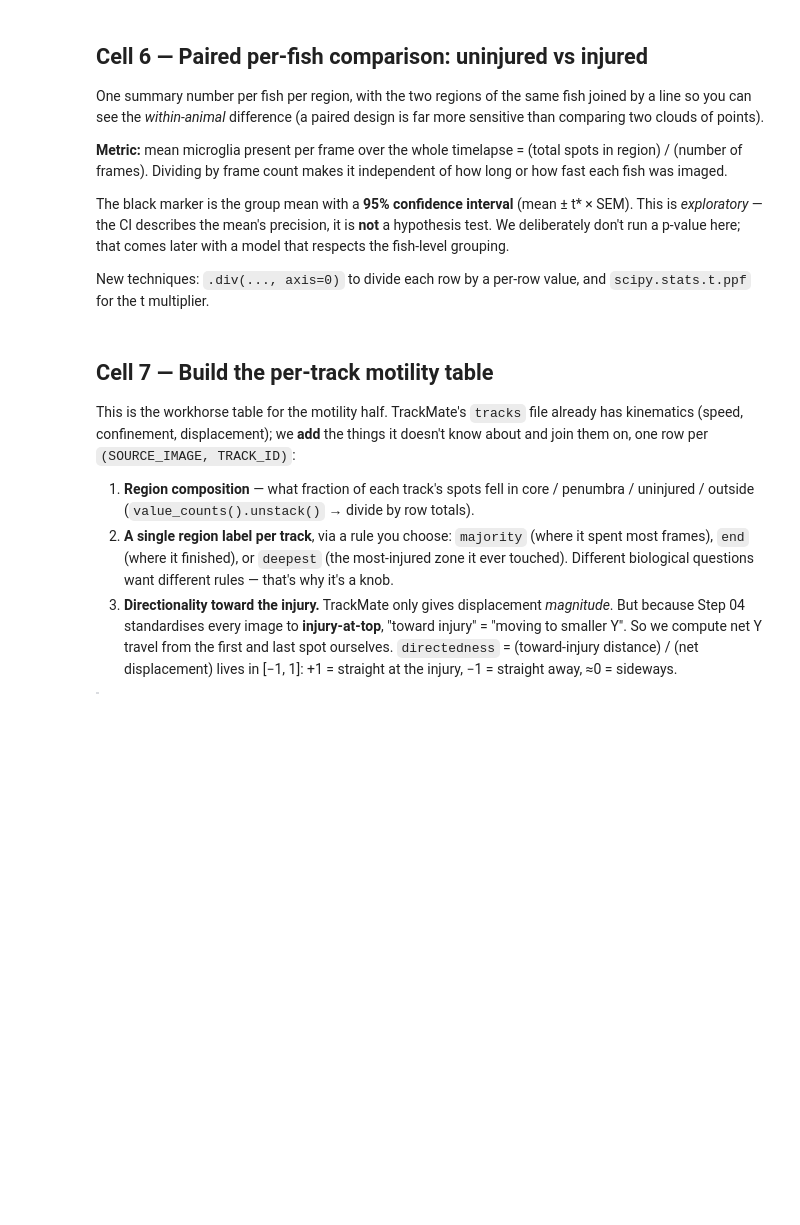
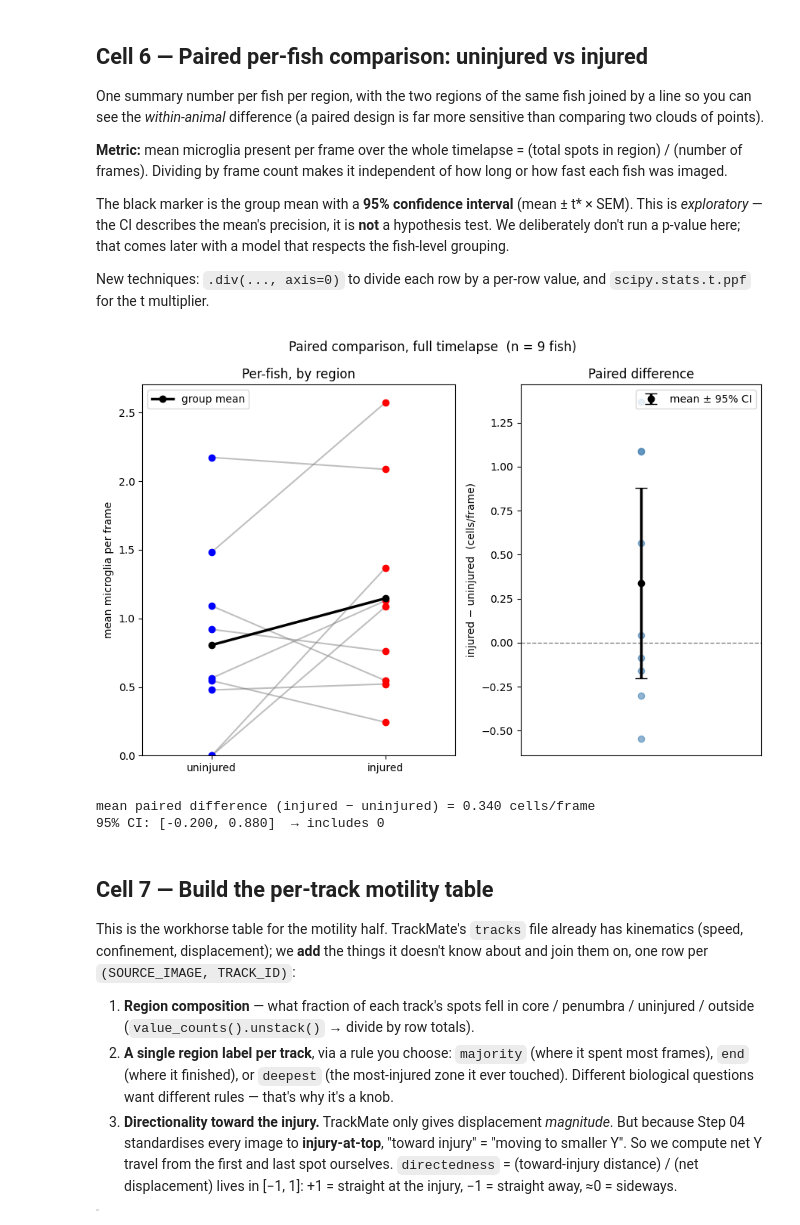
Before and after one commit to grantrichter04/microglia-motility-pipeline, a Jupyter notebook: python/08_analysis/08_Microglia_analysis_TUTORIAL.ipynb, the cells around one changed output. Saved outputs shown, nothing was run; the diff lists cells and outputs as text; code cells hidden in the pictures; blank space fills up the shorter version.

```diff
--- a/python/08_analysis/08_Microglia_analysis_TUTORIAL.ipynb
+++ b/python/08_analysis/08_Microglia_analysis_TUTORIAL.ipynb
@@ -282,30 +611,65 @@ The black marker is the group mean with a **95% confidence interval** (mean ± t
 
 New techniques: `.div(..., axis=0)` to divide each row by a per-row value, and `scipy.stats.t.ppf` for the t multiplier.
 # %%
-from scipy import stats   # only for the t-multiplier of the CI -- not a test
+from scipy import stats   # only for the t-multiplier of the CI -- still NOT a test
 
+# --- per-fish mean cells/frame in each region (unchanged) -----------------
 totals = (count_src[count_src["region"].isin(["uninjured", "injured"])]
           .groupby(["SOURCE_IMAGE", "region"]).size()
           .unstack("region").reindex(columns=["uninjured", "injured"]).fillna(0))
-per_fish = totals.div(per_image["n_frames"], axis=0)     # mean cells/frame per region
+per_fish = totals.div(per_image["n_frames"], axis=0)
 
-n     = len(per_fish)
-means = per_fish[["uninjured", "injured"]].mean()
-sems  = per_fish[["uninjured", "injured"]].sem()         # std / sqrt(n), ddof=1
-ci95  = stats.t.ppf(0.975, df=n - 1) * sems
+# --- THE FIX: one paired difference per fish, then ONE CI on those --------
+# Subtracting within each fish removes the fish-to-fish baseline (some fish are
+# busy everywhere) — that nuisance variation is exactly what the two separate
+# CIs left in, which is why they weren't really a paired analysis [1].
+diff   = per_fish["injured"] - per_fish["uninjured"]      # +ve = more in injured region
+n      = len(diff)
+mean_d = diff.mean()
+sem_d  = diff.sem()                                       # std(ddof=1)/sqrt(n)
+ci_d   = stats.t.ppf(0.975, df=n - 1) * sem_d
+lo, hi = mean_d - ci_d, mean_d + ci_d
 
-fig, ax = plt.subplots(figsize=(5, 6))
-for _, row in per_fish.iterrows():                       # one connector per fish
-    ax.plot([0, 1], [row["uninjured"], row["injured"]], "-", color="grey", alpha=0.5, zorder=1)
-ax.scatter([0]*n, per_fish["uninjured"], color=COLORS["uninjured"], zorder=2)
-ax.scatter([1]*n, per_fish["injured"],   color=COLORS["injured"],   zorder=2)
-ax.errorbar([0, 1], means.values, yerr=ci95.values,
-            fmt="-o", color="black", lw=2.5, capsize=6, zorder=3, label="mean \u00b1 95% CI")
-ax.set_title(f"Mean microglia per frame, full timelapse  (n = {n} fish)")
-ax.set_xticks([0, 1]); ax.set_xticklabels(["uninjured", "injured"])
-ax.set_ylabel("mean microglia per frame")
-ax.set_xlim(-0.4, 1.4); ax.set_ylim(bottom=0); ax.legend()
+fig, (ax_s, ax_d) = plt.subplots(1, 2, figsize=(9, 6),
+                                 gridspec_kw={"width_ratios": [1.3, 1]})
+
+# ---- LEFT: slopegraph (the within-fish picture; no per-region CIs) --------
+for _, row in per_fish.iterrows():
+    ax_s.plot([0, 1], [row["uninjured"], row["injured"]],
+              "-", color="grey", alpha=0.5, zorder=1)
+ax_s.scatter([0]*n, per_fish["uninjured"], color=COLORS["uninjured"], zorder=2)
+ax_s.scatter([1]*n, per_fish["injured"],   color=COLORS["injured"],   zorder=2)
+# group means as plain dots — no error bars, so we don't imply the wrong CI
+ax_s.plot([0, 1], per_fish[["uninjured", "injured"]].mean().values,
+          "-o", color="black", lw=2.5, zorder=3, label="group mean")
+ax_s.set_xticks([0, 1]); ax_s.set_xticklabels(["uninjured", "injured"])
+ax_s.set_ylabel("mean microglia per frame")
+ax_s.set_xlim(-0.4, 1.4); ax_s.set_ylim(bottom=0)
+ax_s.set_title("Per-fish, by region"); ax_s.legend()
+
+# ---- RIGHT: the paired difference, with the CI that actually answers it ---
+ax_d.axhline(0, ls="--", color="grey", lw=1, zorder=0)    # the null: difference = 0
+ax_d.scatter([0]*n, diff, color="steelblue", alpha=0.6, zorder=2)  # one dot per fish
+ax_d.errorbar(0, mean_d, yerr=[[mean_d - lo], [hi - mean_d]],
+              fmt="o", color="black", capsize=6, lw=2.5, zorder=3,
+              label="mean \u00b1 95% CI")
+ax_d.set_xticks([]); ax_d.set_xlim(-0.5, 0.5)
+ax_d.set_ylabel("injured \u2212 uninjured  (cells/frame)")
+ax_d.set_title("Paired difference"); ax_d.legend()
+ax_d.legend(loc="upper right")
+
+
+fig.suptitle(f"Paired comparison, full timelapse  (n = {n} fish)", fontsize=12)
 fig.tight_layout(); plt.show()
+
+# --- print the interval so it's not just visual ---------------------------
+verdict = "excludes 0" if (lo > 0 or hi < 0) else "includes 0"
+print(f"mean paired difference (injured \u2212 uninjured) = {mean_d:.3f} cells/frame")
+print(f"95% CI: [{lo:.3f}, {hi:.3f}]  \u2192 {verdict}")
+# %% [output]
+[figure, added]
+mean paired difference (injured − uninjured) = 0.340 cells/frame
+95% CI: [-0.200, 0.880]  → includes 0
 # %% [markdown]
 ## Cell 7 — Build the per-track motility table
 
```
Also changed, not shown: parts of 19 cells of this notebook.
